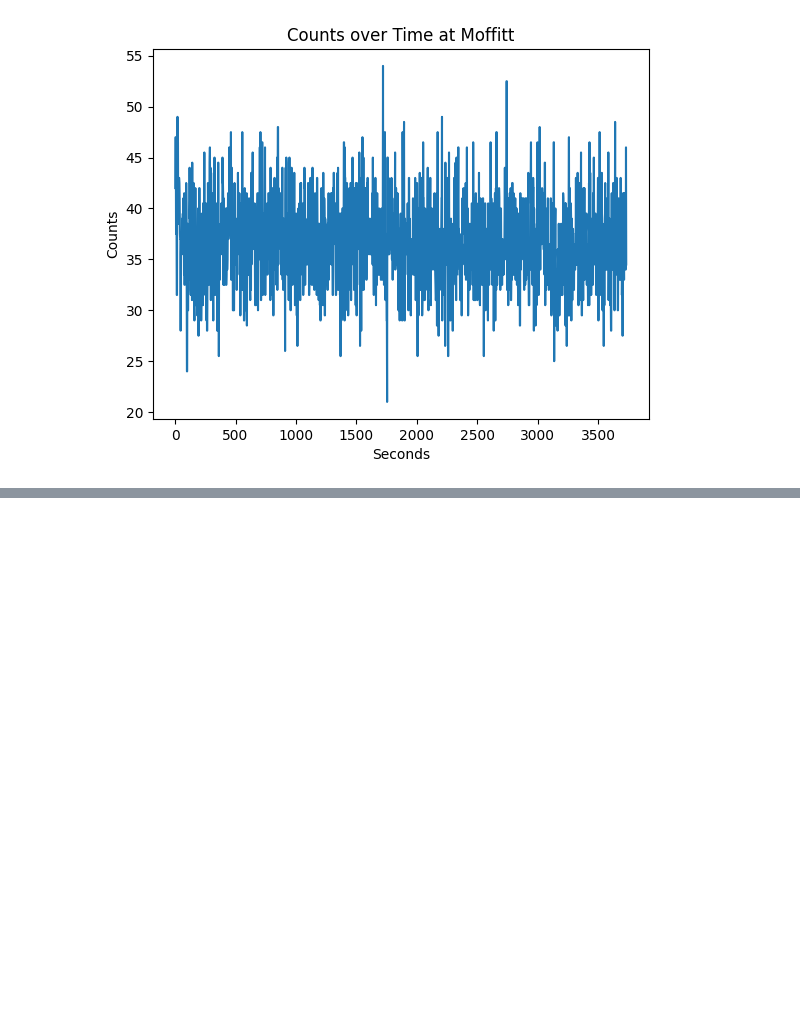
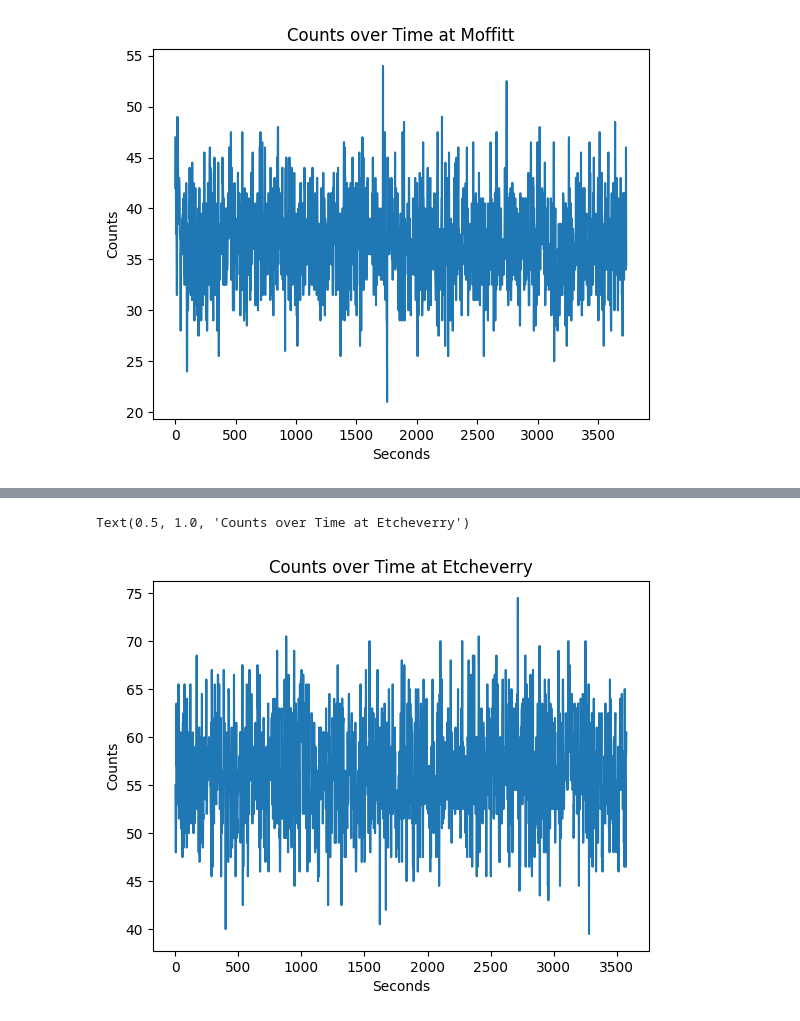
Before and after one commit to Gish-Sky/E11_LabWork, a Jupyter notebook: final_project.ipynb, the cells around one changed output, grey strips where cells are left out. Cells and saved outputs as stored; diff of their text form; code cells hidden in the pictures; blank space fills up the shorter version.

```diff
--- a/final_project.ipynb
+++ b/final_project.ipynb
@@ -29,0 +44,12 @@ Text(0.5, 1.0, 'Counts over Time at Moffitt')
+# %%
+etcheverry['Time'] = etcheverry['Time']-etcheverry['Time'].iloc[0]
+etcheverry = etcheverry.iloc[1:, :]
+etcheverry_counts = etcheverry['counts']
+
+plt.plot(etcheverry['Time'], etcheverry_counts)
+plt.xlabel("Seconds")
+plt.ylabel("Counts")
+plt.title("Counts over Time at Etcheverry")
+# %% [output]
+Text(0.5, 1.0, 'Counts over Time at Etcheverry')
+[figure, added]
```
Also changed, not shown: parts of 7 cells of this notebook.
